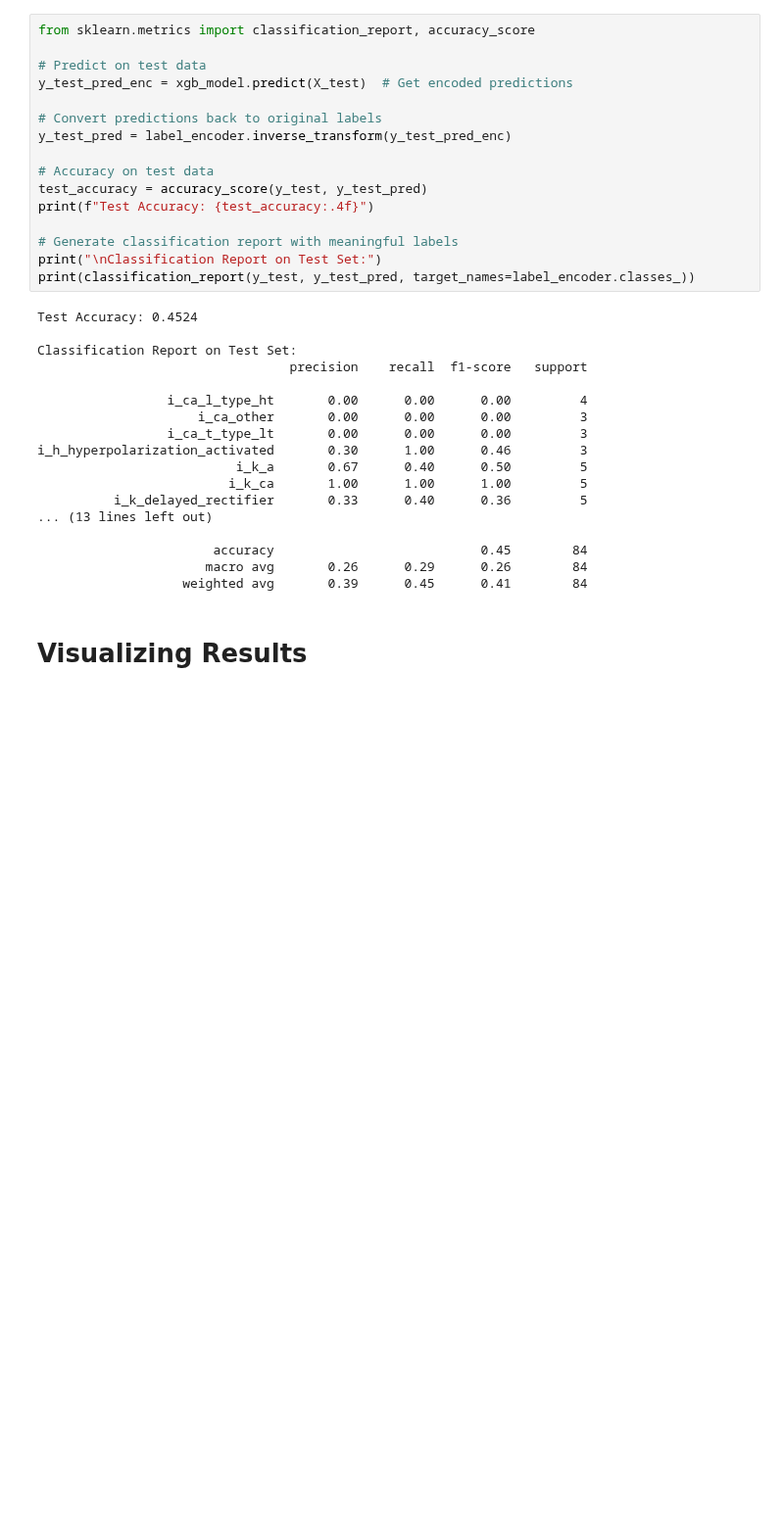
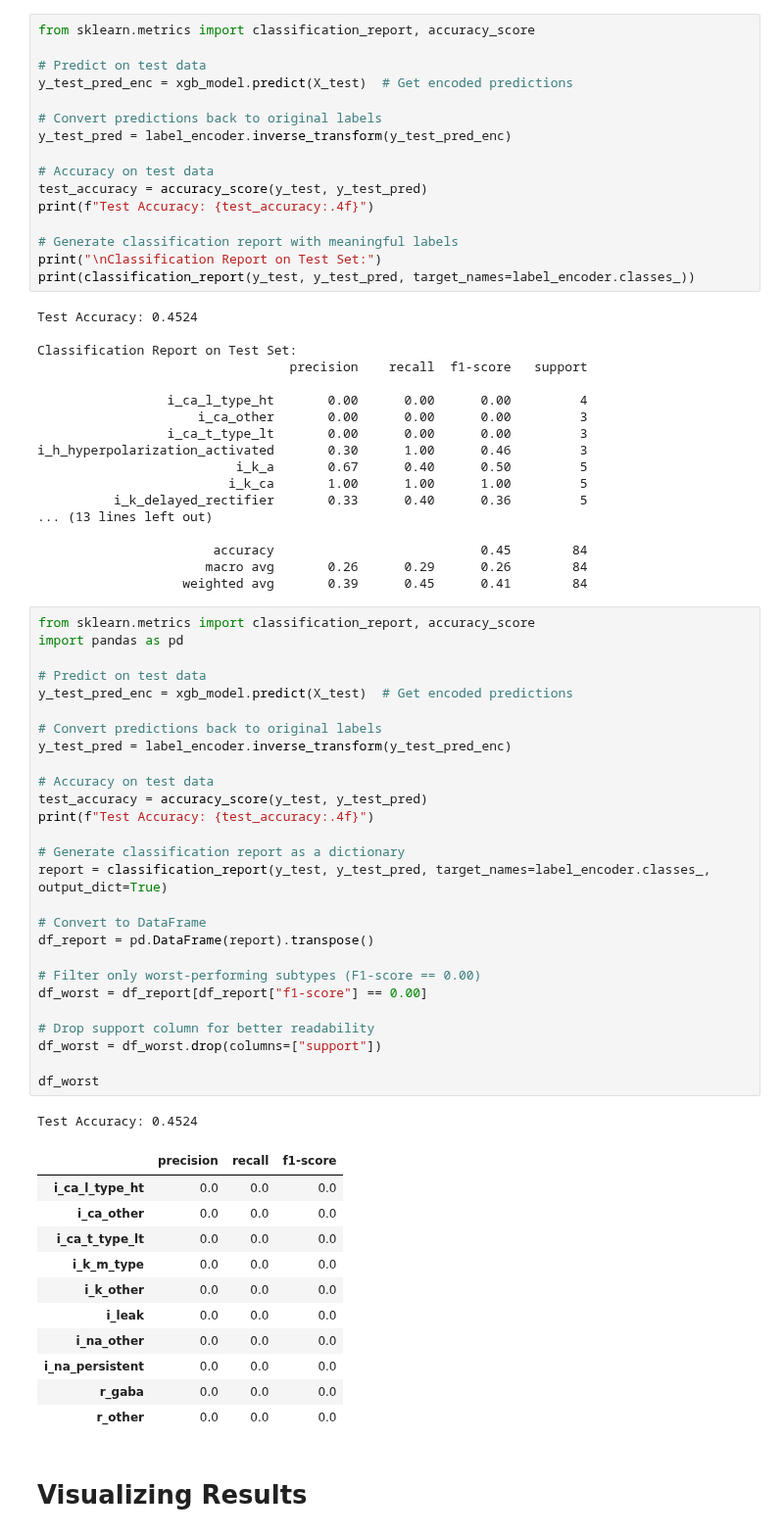
Before and after one commit to innacohen/mod-annotation, a Jupyter notebook: code/pipeline.ipynb, the cells around one changed output. Shown at 98% size. Cells and saved outputs as stored; diff of their text form; blank space fills up the shorter version.

```diff
--- a/code/pipeline.ipynb
+++ b/code/pipeline.ipynb
@@ -817,5 +837,45 @@ i_h_hyperpolarization_activated       0.30      1.00      0.46         3
                        accuracy                           0.45        84
                       macro avg       0.26      0.29      0.26        84
                    weighted avg       0.39      0.45      0.41        84
+# %%
+from sklearn.metrics import classification_report, accuracy_score
+import pandas as pd
+
+# Predict on test data
+y_test_pred_enc = xgb_model.predict(X_test)  # Get encoded predictions
+
+# Convert predictions back to original labels
+y_test_pred = label_encoder.inverse_transform(y_test_pred_enc)
+
+# Accuracy on test data
+test_accuracy = accuracy_score(y_test, y_test_pred)
+print(f"Test Accuracy: {test_accuracy:.4f}")
+
+# Generate classification report as a dictionary
+report = classification_report(y_test, y_test_pred, target_names=label_encoder.classes_, output_dict=True)
+
+# Convert to DataFrame
+df_report = pd.DataFrame(report).transpose()
+
+# Filter only worst-performing subtypes (F1-score == 0.00)
+df_worst = df_report[df_report["f1-score"] == 0.00]
+
+# Drop support column for better readability
+df_worst = df_worst.drop(columns=["support"])
+
+df_worst
+# %% [output]
+Test Accuracy: 0.4524
+|  | precision | recall | f1-score |
+| i_ca_l_type_ht | 0.0 | 0.0 | 0.0 |
+| i_ca_other | 0.0 | 0.0 | 0.0 |
+| i_ca_t_type_lt | 0.0 | 0.0 | 0.0 |
+| i_k_m_type | 0.0 | 0.0 | 0.0 |
+| i_k_other | 0.0 | 0.0 | 0.0 |
+| i_leak | 0.0 | 0.0 | 0.0 |
+| i_na_other | 0.0 | 0.0 | 0.0 |
+| i_na_persistent | 0.0 | 0.0 | 0.0 |
+| r_gaba | 0.0 | 0.0 | 0.0 |
+| r_other | 0.0 | 0.0 | 0.0 |
 # %% [markdown]
 # Visualizing Results
```
Also changed, not shown: parts of 9 cells of this notebook.
